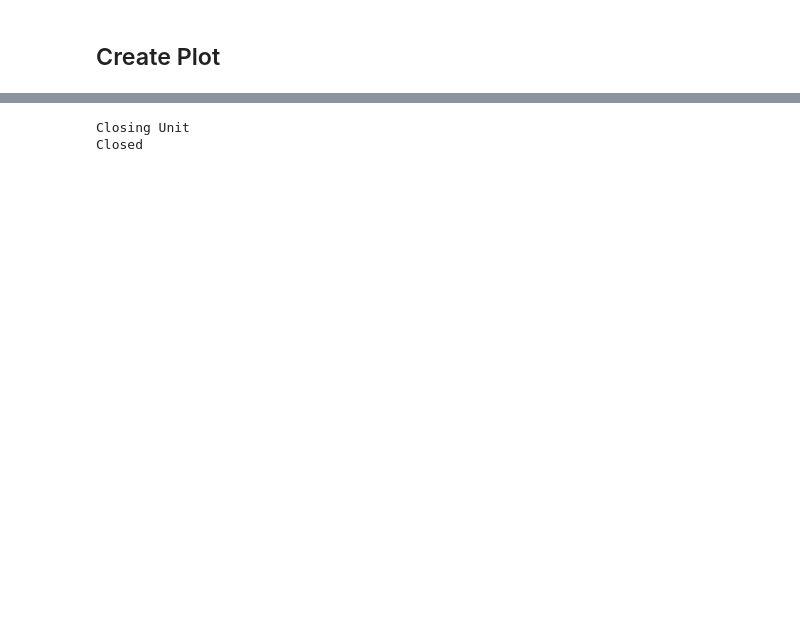
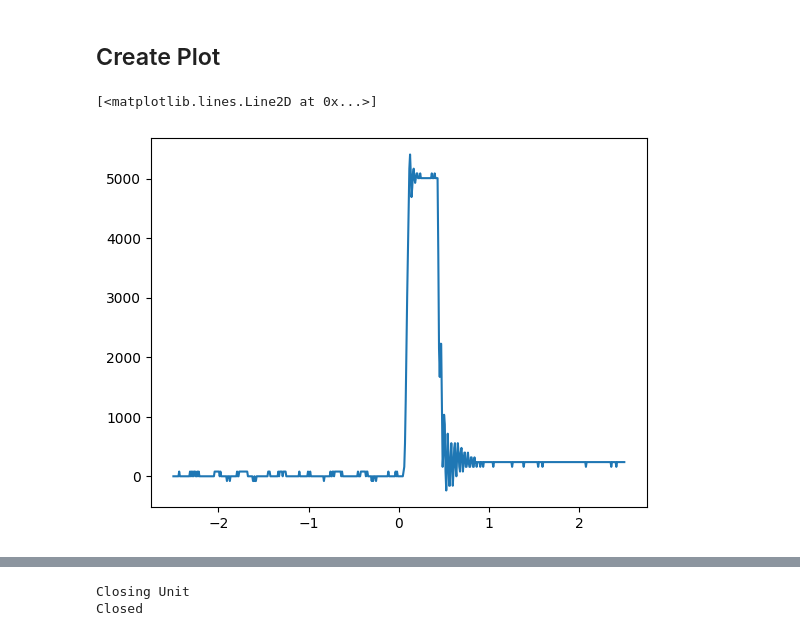
Before and after one commit to lab57/lab28-calibrate-cremat-stack, a Jupyter notebook: runCalibrations.ipynb, the cells around one changed output, grey strips where cells are left out. Saved outputs shown, nothing was run; the diff lists cells and outputs as text; code cells hidden in the pictures; blank space fills up the shorter version.

```diff
--- a/runCalibrations.ipynb
+++ b/runCalibrations.ipynb
@@ -65,3 +109,8 @@ Done
 Fitting Gaussians
 # %% [markdown]
 ## Create Plot
+# %%
+plt.plot(t[-1],datas[-1])
+# %% [output]
+[<matplotlib.lines.Line2D at 0x...>]
+[figure, added]
```
Also changed, not shown: parts of 12 cells of this notebook, 9 other files.
